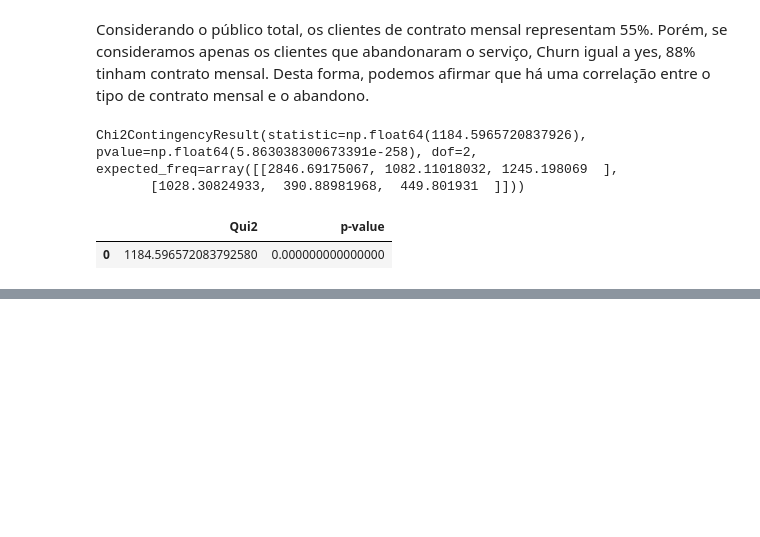
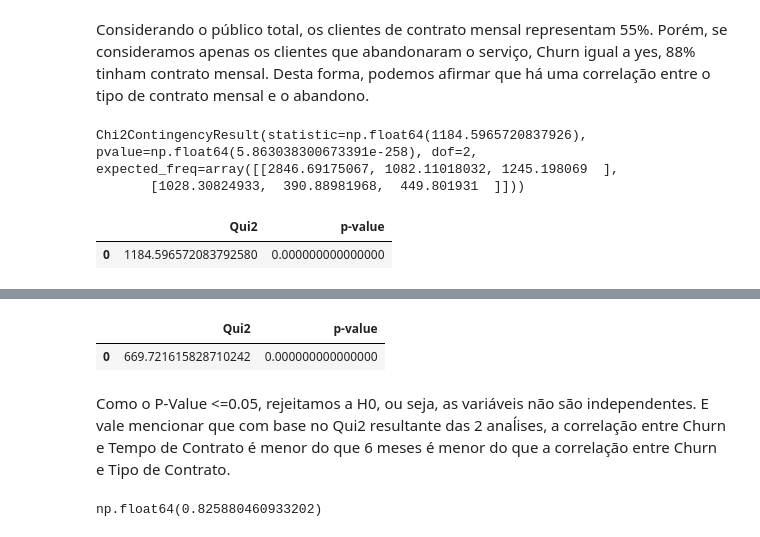
Before and after one commit to HikaroRibeiro/EDA, a Jupyter notebook: eda_churn.ipynb, the cells around one changed output, grey strips where cells are left out. Saved outputs shown, nothing was run; the diff lists cells and outputs as text; code cells hidden in the pictures; blank space fills up the shorter version.

```diff
--- a/eda_churn.ipynb
+++ b/eda_churn.ipynb
@@ -802,0 +828,32 @@ Conforme teste estatístico (Chi-Square), o P-Value menor ou igual a 0.05, desta
+# %%
+# Gerar um DF da Crosstab (sem totais).
+df_crosstab_churn_tenure = pd.crosstab(df_churn.Churn, df_churn.TempoMenor6Meses)
+# %%
+# Teste de hipótese. Calcular os scores.
+chi_scores_churn_tenure = chi2_contingency(df_crosstab_churn_tenure)
+# %%
+# Criar as duas séries:
+scores_churn_tenure = pd.Series(chi_scores_churn_tenure[0])
+pvalues_churn_tenure = pd.Series(chi_scores_churn_tenure[1])
+# %%
+# Criar um dataframe com os resultados:
+df_chi_scores_churn_tenure =pd.DataFrame({'Qui2': scores_churn_tenure, 'p-value': pvalues_churn_tenure})
+# %%
+# Analisar os resultados:
+df_chi_scores_churn_tenure
+# %% [output]
+|  | Qui2 | p-value |
+| 0 | 669.721615828710242 | 0.000000000000000 |
+# %% [markdown]
+Como o P-Value <=0.05, rejeitamos a H0, ou seja, as variáveis não são independentes. E vale mencionar que com base no Qui2 resultante das 2 anaĺises, a correlação entre Churn e Tempo de Contrato é menor do que 6 meses é menor do que a correlação entre Churn e Tipo de Contrato.
+# %%
+# Correlação entre 2 variáveis numéricas:
+# Tenure = Tempo de contrato, Total_Charges = Total pago pelo cliente enquanto eles esteve com o contrato;
+# Analisa o Tenure com TotalCharges;
+# Intuição, quanto maior o tempo de contrato, maior o valor pago;
+# Coeficiente de correlação de Pearson.
+
+# Correlação entre 2 variáveis numéricas - Pearson. Sem colocar argumento ele utiliza o método de Pearson.
+df_churn.tenure.corr(df_churn.TotalCharges)
+# %% [output]
+np.float64(0.825880460933202)
```
Also changed, not shown: parts of 8 cells of this notebook.
